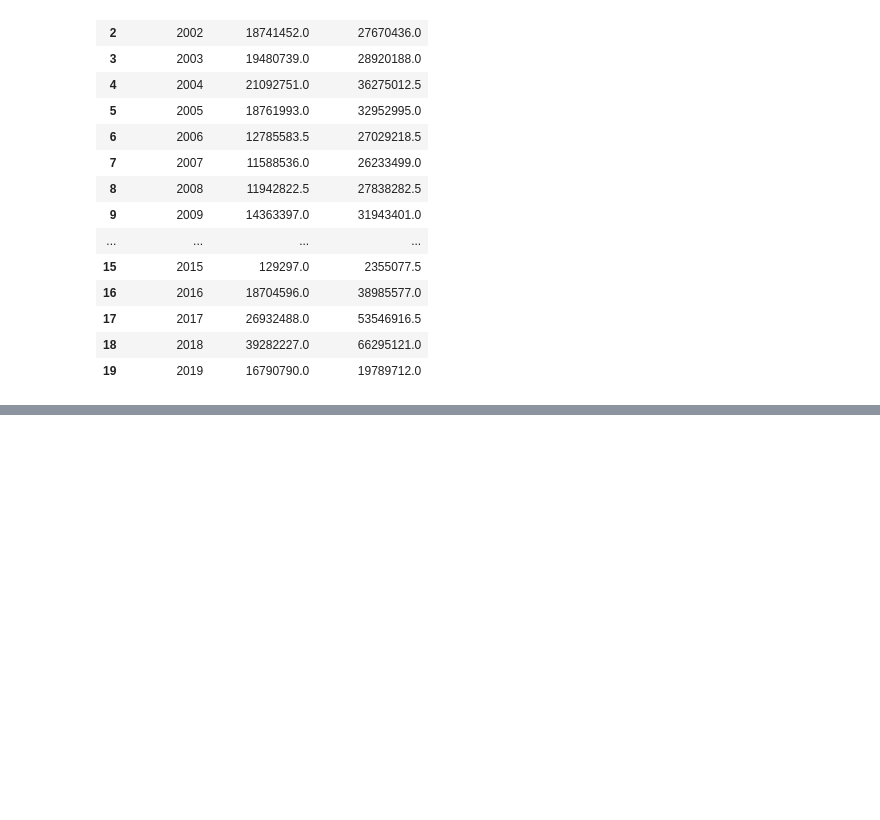
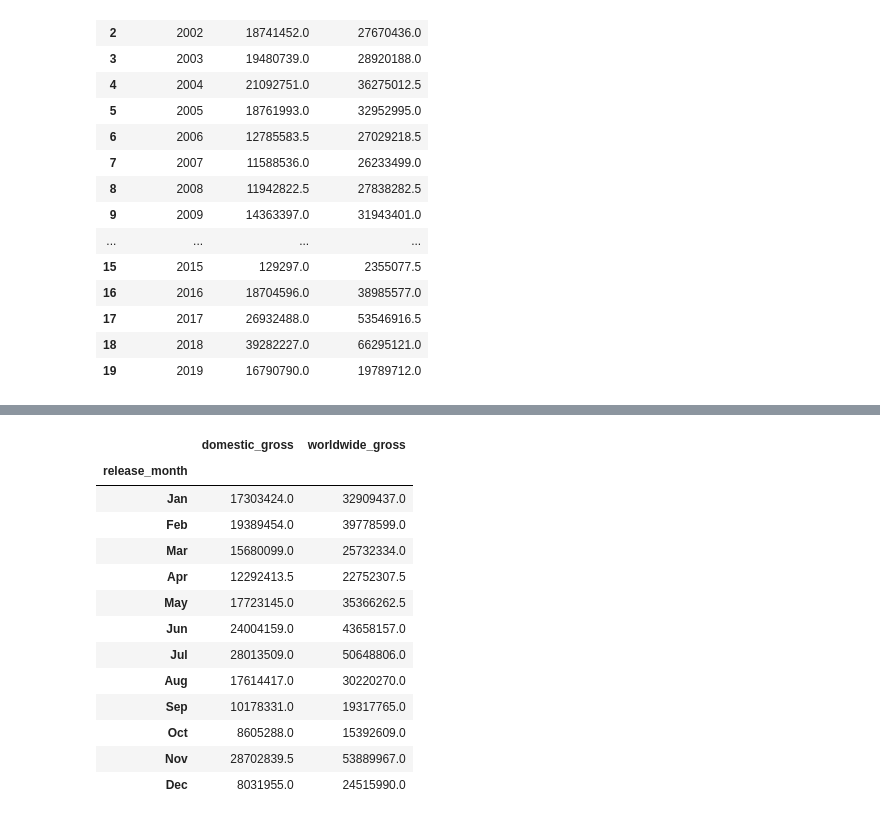
Before and after one commit to klsalcedo/microsoft_movie_analysis, a Jupyter notebook: ks_dataclean.ipynb, the cells around one changed output, grey strips where cells are left out. Cells and saved outputs as stored; diff of their text form; code cells hidden in the pictures; blank space fills up the shorter version.

```diff
--- a/ks_dataclean.ipynb
+++ b/ks_dataclean.ipynb
@@ -150 +160,22 @@ monthly_trend
+# %%
+#reordering columns to correct month order
+neworder = ["Jan", "Feb", "Mar", "Apr", "May", "Jun",
+          "Jul", "Aug", "Sep", "Oct", "Nov", "Dec"]
+monthly_trend = monthly_trend.reindex(neworder,axis=0)
+monthly_trend
+# %% [output]
+|  | domestic_gross | worldwide_gross |
+| release_month |  |  |
+| Jan | 17303424.0 | 32909437.0 |
+| Feb | 19389454.0 | 39778599.0 |
+| Mar | 15680099.0 | 25732334.0 |
+| Apr | 12292413.5 | 22752307.5 |
+| May | 17723145.0 | 35366262.5 |
+| Jun | 24004159.0 | 43658157.0 |
+| Jul | 28013509.0 | 50648806.0 |
+| Aug | 17614417.0 | 30220270.0 |
+| Sep | 10178331.0 | 19317765.0 |
+| Oct | 8605288.0 | 15392609.0 |
+| Nov | 28702839.5 | 53889967.0 |
+| Dec | 8031955.0 | 24515990.0 |
 # %%
```
Also changed, not shown: parts of 13 cells of this notebook.
